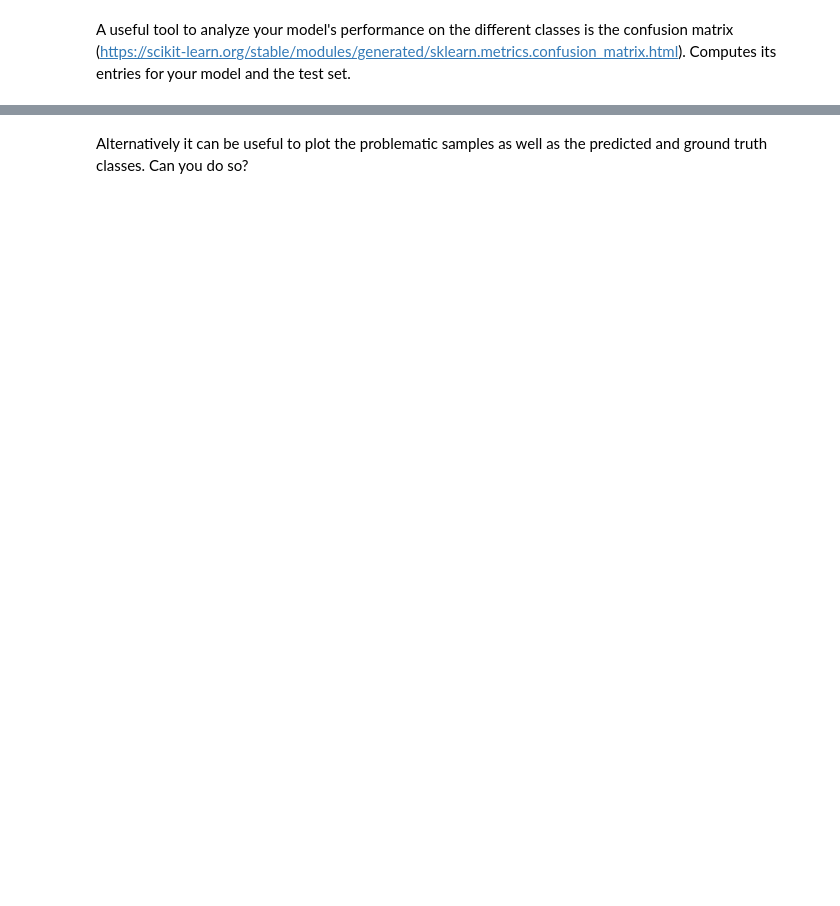
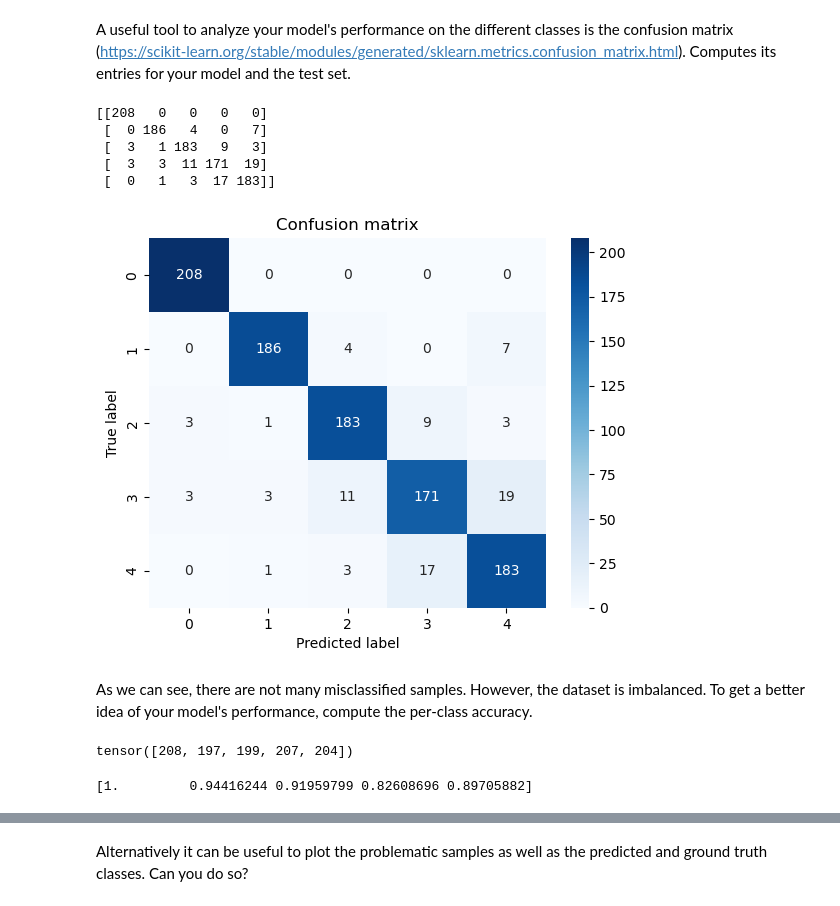
Before and after one commit to lindadelacombaz/iapr-2023, a Jupyter notebook: lab_03_classification.ipynb, the cells around one changed output, grey strips where cells are left out. Drawn from its saved outputs; the diff is of its cells as text; code cells hidden in the pictures; blank space fills up the shorter version.

```diff
--- a/lab_03_classification.ipynb
+++ b/lab_03_classification.ipynb
@@ -777,0 +810,33 @@ A useful tool to analyze your model's performance on the different classes is th
+# %%
+# Display the confusion matrix:
+from sklearn.metrics import confusion_matrix
+cm = confusion_matrix(test_labels, test_outputs.argmax(dim=1))
+print(cm)
+
+# Plot the confusion matrix:
+import seaborn as sns
+sns.heatmap(cm, annot=True, fmt="d", cmap="Blues")
+plt.title("Confusion matrix")
+plt.xlabel("Predicted label")
+plt.ylabel("True label")
+plt.show()
+# %% [output]
+[[208   0   0   0   0]
+ [  0 186   4   0   7]
+ [  3   1 183   9   3]
+ [  3   3  11 171  19]
+ [  0   1   3  17 183]]
+[figure, added]
+# %% [markdown]
+As we can see, there are not many misclassified samples. However, the dataset is imbalanced. To get a better idea of your model's performance, compute the per-class accuracy.
+# %%
+# Number of samples per class:
+print(test_labels.bincount())
+# %% [output]
+tensor([208, 197, 199, 207, 204])
+# %%
+# Per-class accuracy:
+cm = cm.astype('float') / cm.sum(axis=1)[:, np.newaxis]
+print(cm.diagonal())
+# %% [output]
+[1.         0.94416244 0.91959799 0.82608696 0.89705882]
```
Also changed, not shown: parts of 20 cells of this notebook.
